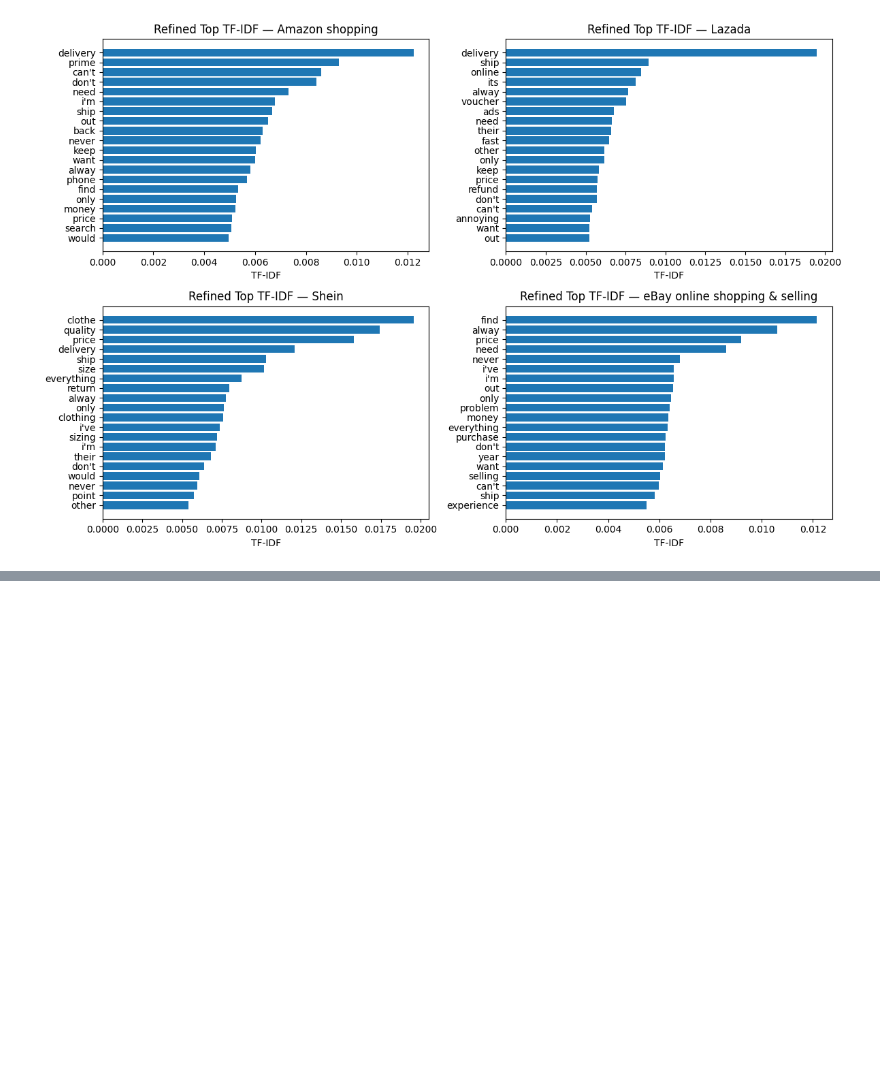
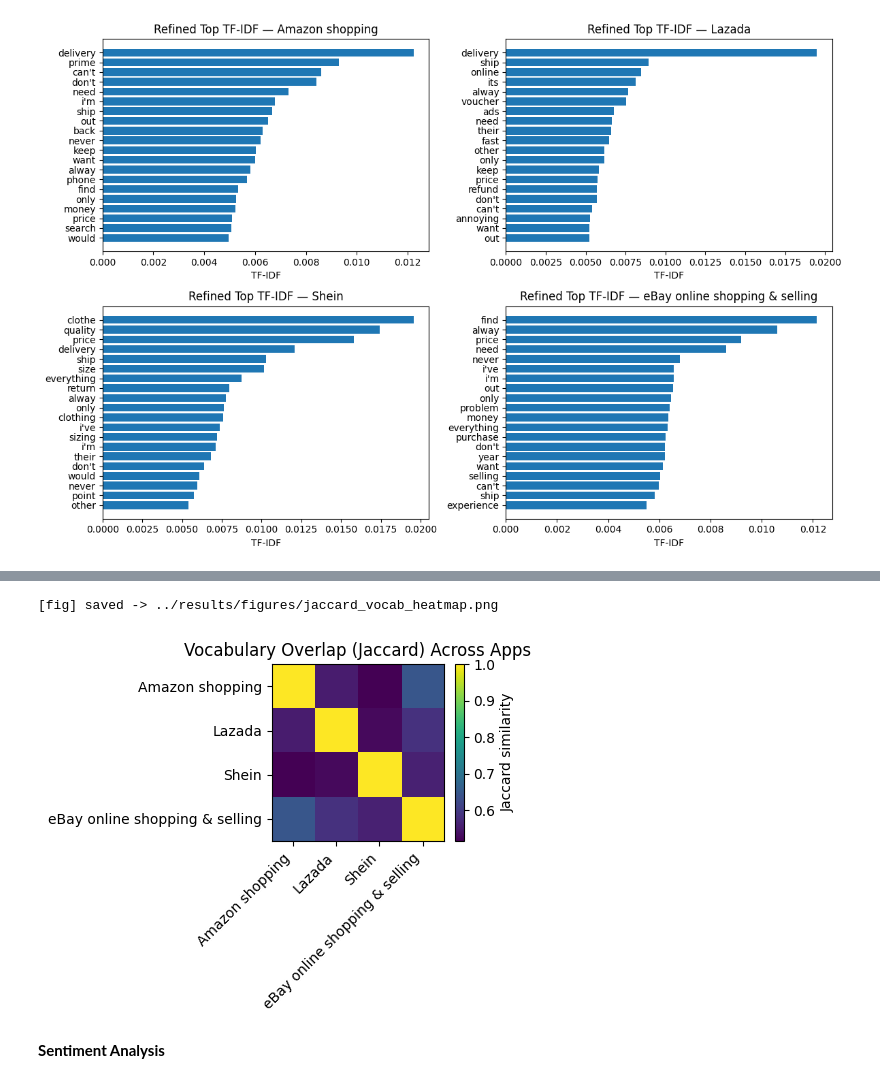
Before and after one commit to compss211/final-project-repo-group8, a Jupyter notebook: notebooks/Tokenization & Word Frequency Analysis.ipynb, the cells around one changed output, grey strips where cells are left out. Drawn from its saved outputs; the diff is of its cells as text; code cells hidden in the pictures; blank space fills up the shorter version.

```diff
--- a/notebooks/Tokenization & Word Frequency Analysis.ipynb
+++ b/notebooks/Tokenization & Word Frequency Analysis.ipynb
@@ -362,0 +485,33 @@ saved: ../results/tables/top_tfidf_refined_by_platform.csv
+# %%
+# 词汇重叠（Jaccard 相似度）热力图：各 App 的词表交并比
+def jaccard_heatmap(tok_df, topk=None, fname="jaccard_vocab_heatmap.png"):
+    if topk is not None:
+        wc = tok_df.groupby(["AppName","word"]).size().reset_index(name="count")
+        wc = wc.sort_values(["AppName","count"], ascending=[True, False])
+        wc = wc.groupby("AppName").head(topk)
+        vocab_map = {app:set(g["word"].tolist()) for app, g in wc.groupby("AppName")}
+    else:
+        vocab_map = {app:set(g["word"].tolist()) for app, g in tok_df.groupby("AppName")}
+    apps = list(vocab_map.keys())
+    n = len(apps)
+    M = np.zeros((n,n), dtype=float)
+    for i,a in enumerate(apps):
+        for j,b in enumerate(apps):
+            inter = len(vocab_map[a] & vocab_map[b])
+            union = len(vocab_map[a] | vocab_map[b]) or 1
+            M[i,j] = inter/union
+    plt.figure(figsize=(1.2*n, 1.0*n))
+    plt.imshow(M, aspect="auto")
+    plt.xticks(range(n), apps, rotation=45, ha="right")
+    plt.yticks(range(n), apps)
+    plt.colorbar(label="Jaccard similarity")
+    plt.title("Vocabulary Overlap (Jaccard) Across Apps")
+    plt.tight_layout()
+    savefig(os.path.join(FIG_DIR, fname))
+
+jaccard_heatmap(tok, topk=500, fname="jaccard_vocab_heatmap.png")
+# %% [output]
+[fig] saved -> ../results/figures/jaccard_vocab_heatmap.png
+[figure, added]
+# %% [markdown]
+**Sentiment Analysis**
```
Also changed, not shown: parts of 11 cells of this notebook, 12 other files.
